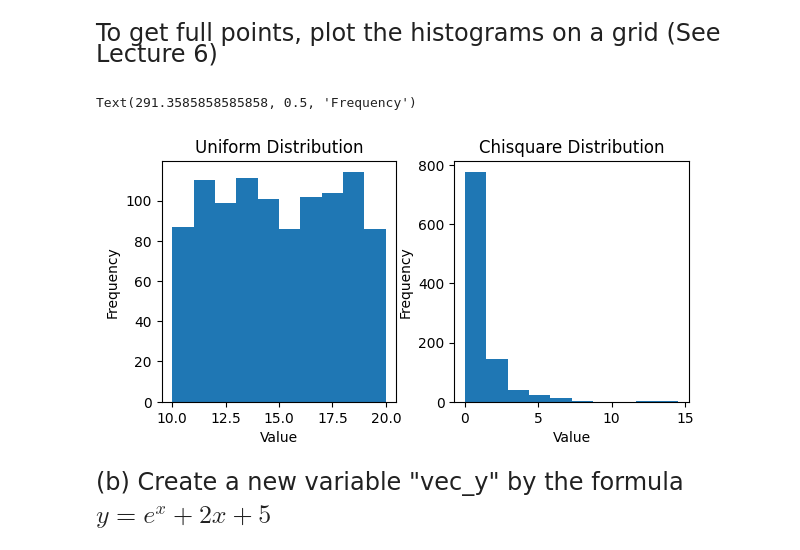
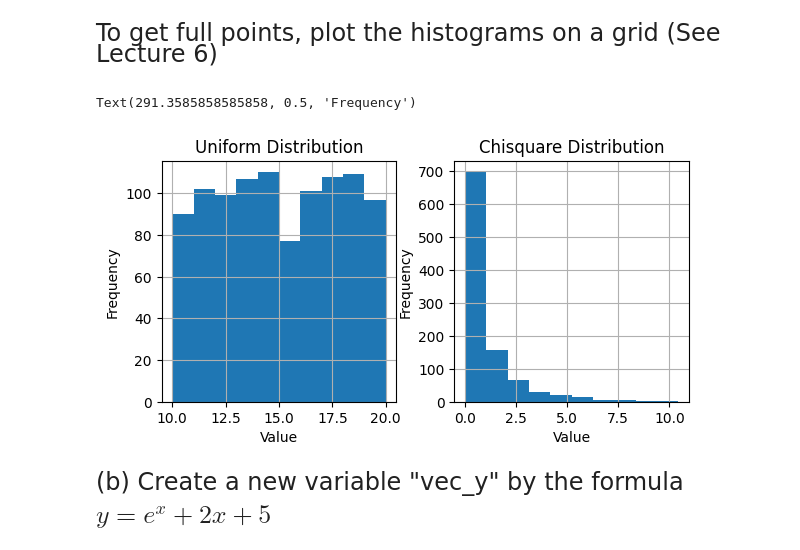
Before and after one commit to LimK2025/qtm151spring2023, a Jupyter notebook: Quiz 1 - Section 3/Quiz 1 - Section 3.ipynb, the cells around one changed output. Cells and saved outputs as stored; diff of their text form; code cells hidden in the pictures.

```diff
--- a/Quiz 1 - Section 3/Quiz 1 - Section 3.ipynb
+++ b/Quiz 1 - Section 3/Quiz 1 - Section 3.ipynb
@@ -54,25 +54,27 @@ To get full points, plot the histograms on a grid (See Lecture 6)
 # %%
 # Write your own code
 n = 1000
 
 vec_x = np.random.uniform(low = 10,high = 20, size = n)
 vec_z = np.random.chisquare(df = 1, size = n)
 
 fig, list_subfig = plt.subplots(1, 2,figsize = (6,3))
 plt.tight_layout()
 
+list_subfig[0].grid()
 list_subfig[0].hist(x = vec_x)
 list_subfig[0].set_title("Uniform Distribution")
 list_subfig[0].set_xlabel("Value")
 list_subfig[0].set_ylabel("Frequency")
 
+list_subfig[1].grid()
 list_subfig[1].hist(x = vec_z)
 list_subfig[1].set_title("Chisquare Distribution")
 list_subfig[1].set_xlabel("Value")
 list_subfig[1].set_ylabel("Frequency")
 # %% [output]
 Text(291.3585858585858, 0.5, 'Frequency')
-[figure, old version]
+[figure, new version]
 # %% [markdown]
 <font size = "5">
 
```
